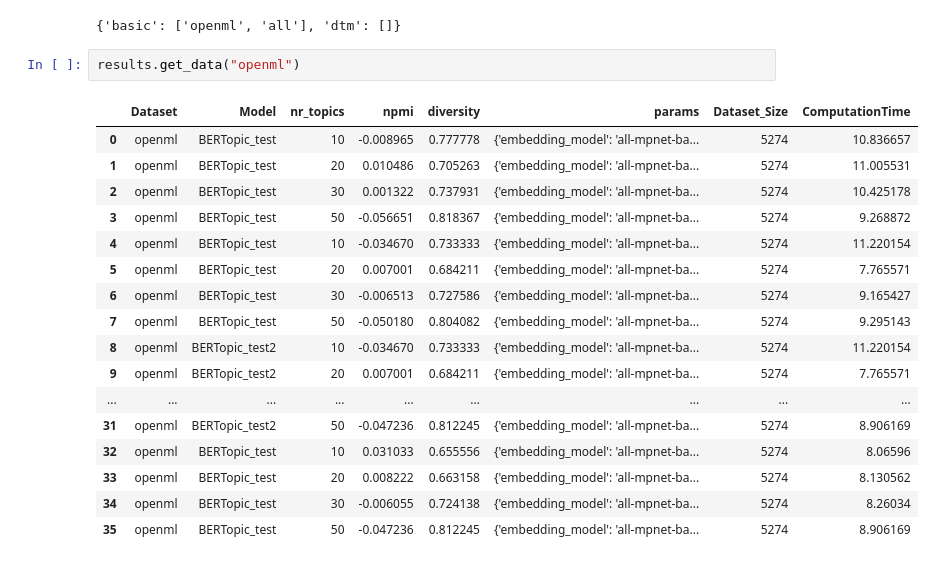
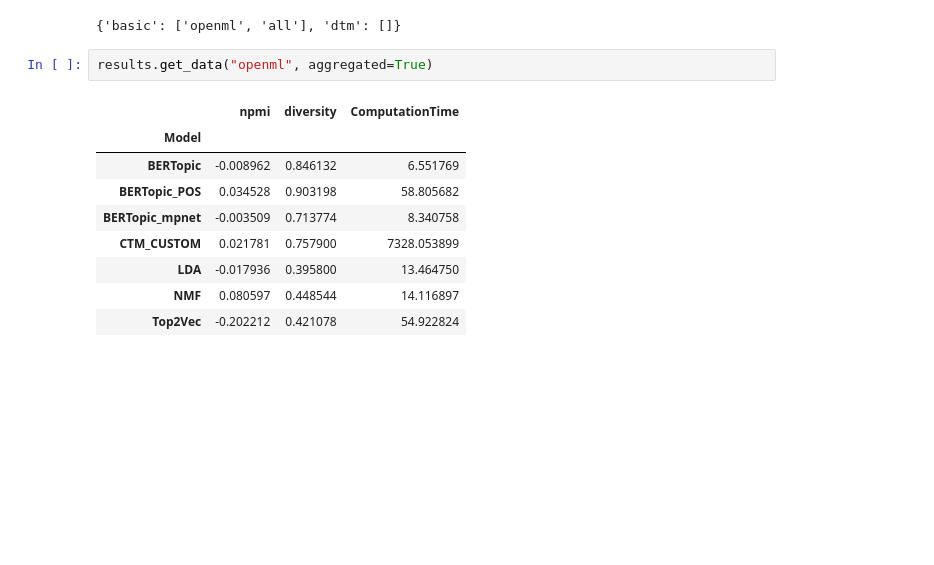
Before and after one commit to ivangermanov/openml-tags, a Jupyter notebook: notebooks/evaluation/results.ipynb, the cells around one changed output. Saved outputs shown, nothing was run; the diff lists cells and outputs as text; blank space fills up the shorter version.

Commit message:
Implement evaluation and results with baselines (Top2Vec, LDA, BERTopic, BERTopic_mpnet, CTM, BERTopic_POS, NMF)

```diff
--- a/notebooks/evaluation/results.ipynb
+++ b/notebooks/evaluation/results.ipynb
@@ -30,25 +29,17 @@ results = Results("./results", combine_models=True); results.get_keys()
 # %% [output]
 {'basic': ['openml', 'all'], 'dtm': []}
 # %%
-results.get_data("openml")
+results.get_data("openml", aggregated=True)
 # %% [output]
-|  | Dataset | Model | nr_topics | npmi | diversity | params | Dataset_Size | ComputationTime |
-| 0 | openml | BERTopic_test | 10 | -0.008965 | 0.777778 | {'embedding_model': 'all-mpnet-ba... | 5274 | 10.836657 |
-| 1 | openml | BERTopic_test | 20 | 0.010486 | 0.705263 | {'embedding_model': 'all-mpnet-ba... | 5274 | 11.005531 |
-| 2 | openml | BERTopic_test | 30 | 0.001322 | 0.737931 | {'embedding_model': 'all-mpnet-ba... | 5274 | 10.425178 |
-| 3 | openml | BERTopic_test | 50 | -0.056651 | 0.818367 | {'embedding_model': 'all-mpnet-ba... | 5274 | 9.268872 |
-| 4 | openml | BERTopic_test | 10 | -0.034670 | 0.733333 | {'embedding_model': 'all-mpnet-ba... | 5274 | 11.220154 |
-| 5 | openml | BERTopic_test | 20 | 0.007001 | 0.684211 | {'embedding_model': 'all-mpnet-ba... | 5274 | 7.765571 |
-| 6 | openml | BERTopic_test | 30 | -0.006513 | 0.727586 | {'embedding_model': 'all-mpnet-ba... | 5274 | 9.165427 |
-| 7 | openml | BERTopic_test | 50 | -0.050180 | 0.804082 | {'embedding_model': 'all-mpnet-ba... | 5274 | 9.295143 |
-| 8 | openml | BERTopic_test2 | 10 | -0.034670 | 0.733333 | {'embedding_model': 'all-mpnet-ba... | 5274 | 11.220154 |
-| 9 | openml | BERTopic_test2 | 20 | 0.007001 | 0.684211 | {'embedding_model': 'all-mpnet-ba... | 5274 | 7.765571 |
-| ... | ... | ... | ... | ... | ... | ... | ... | ... |
-| 31 | openml | BERTopic_test2 | 50 | -0.047236 | 0.812245 | {'embedding_model': 'all-mpnet-ba... | 5274 | 8.906169 |
-| 32 | openml | BERTopic_test | 10 | 0.031033 | 0.655556 | {'embedding_model': 'all-mpnet-ba... | 5274 | 8.06596 |
-| 33 | openml | BERTopic_test | 20 | 0.008222 | 0.663158 | {'embedding_model': 'all-mpnet-ba... | 5274 | 8.130562 |
-| 34 | openml | BERTopic_test | 30 | -0.006055 | 0.724138 | {'embedding_model': 'all-mpnet-ba... | 5274 | 8.26034 |
-| 35 | openml | BERTopic_test | 50 | -0.047236 | 0.812245 | {'embedding_model': 'all-mpnet-ba... | 5274 | 8.906169 |
+|  | npmi | diversity | ComputationTime |
+| Model |  |  |  |
+| BERTopic | -0.008962 | 0.846132 | 6.551769 |
+| BERTopic_POS | 0.034528 | 0.903198 | 58.805682 |
+| BERTopic_mpnet | -0.003509 | 0.713774 | 8.340758 |
+| CTM_CUSTOM | 0.021781 | 0.757900 | 7328.053899 |
+| LDA | -0.017936 | 0.395800 | 13.464750 |
+| NMF | 0.080597 | 0.448544 | 14.116897 |
+| Top2Vec | -0.202212 | 0.421078 | 54.922824 |
 # %%
 for dataset in results.get_keys()["basic"]:
     if dataset != "all":
```
Also changed, not shown: parts of 9 cells of this notebook, 36 other files.
